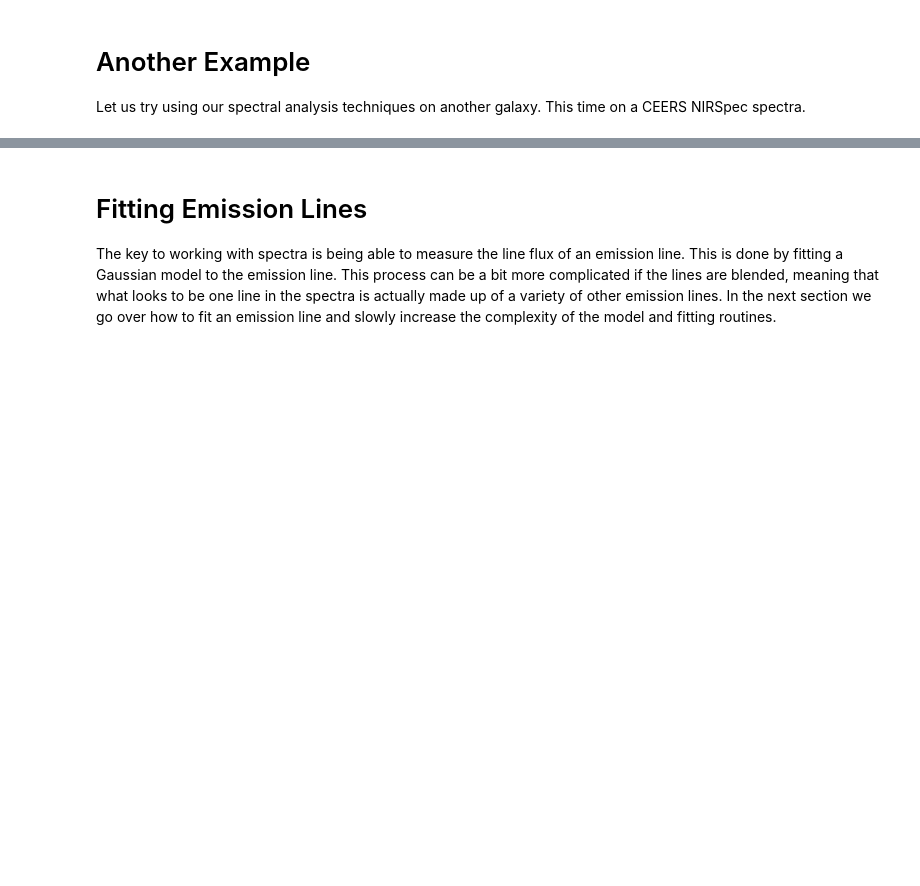
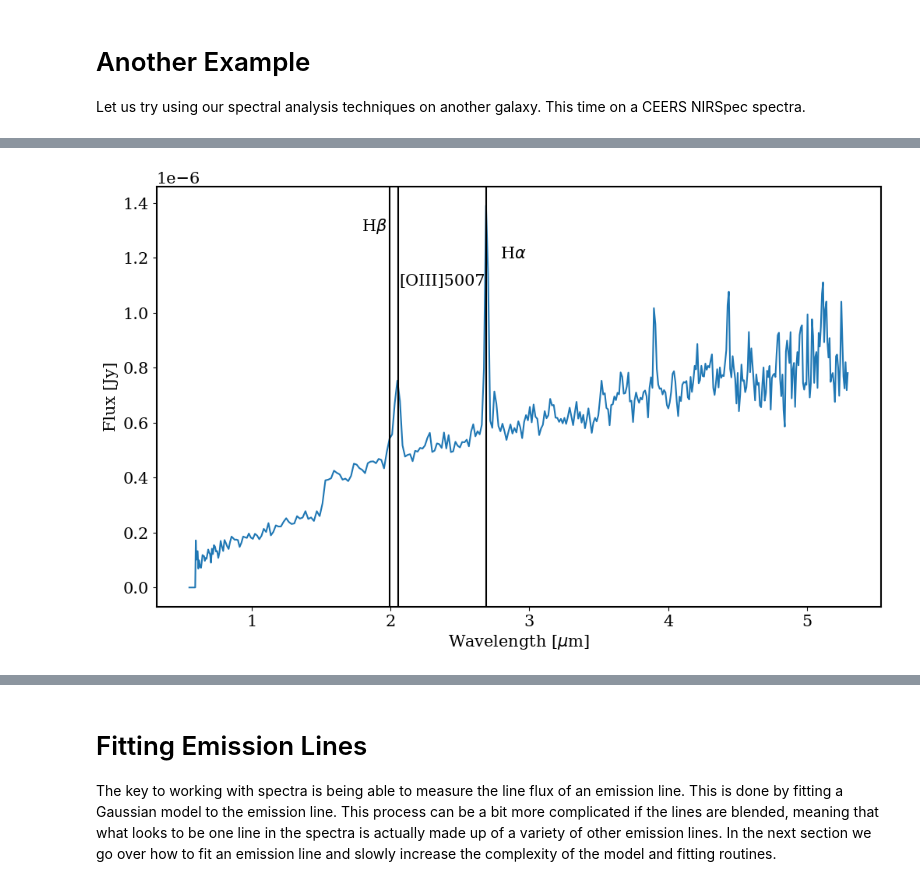
Before and after one commit to astroscar09/VIP_MODULE, a Jupyter notebook: Module3_Spectral_Analysis_Part1.ipynb, the cells around one changed output, grey strips where cells are left out. Cells and saved outputs as stored; diff of their text form; code cells hidden in the pictures; blank space fills up the shorter version.

```diff
--- a/Module3_Spectral_Analysis_Part1.ipynb
+++ b/Module3_Spectral_Analysis_Part1.ipynb
@@ -279,25 +338,27 @@ line_wavelengths = np.array([4864, 5007, 6564])
 # %%
 #input your guess for a redshift here
 #NOTE: The big peak is Halpha so try to match H-alpha to that (Hint: redshift is between 0 - 5)
-z =
+z = 3.1
 
 #line that redshifts the lines
 redshifted_lines = ((1+z) * line_wavelengths) * u.AA.to(u.micrometer)
 
 #plotting Spectrum
 plt.figure(figsize = (12, 7))
 plt.plot(wavelength_nirspec, flux_nirspec)
 
 plt.axvline(redshifted_lines[0], color = 'black')
 plt.annotate(line_names[0], (redshifted_lines[0]-0.2, 1.3e-6))
 plt.axvline(redshifted_lines[1], color = 'black')
 plt.annotate(line_names[1], (redshifted_lines[1]+0.01, 1.1e-6))
 plt.axvline(redshifted_lines[2], color = 'black')
 plt.annotate(line_names[2], (redshifted_lines[2]+0.1, 1.2e-6))
 
 plt.xlabel(r'Wavelength [$\mu$m]', fontsize = 15)
 plt.ylabel('Flux [Jy]', fontsize = 15)
 plt.show()
+# %% [output]
+[figure, added]
 # %%
 #Fitting Continuum
 nirspec_medfilt = medfilt(flux_nirspec, 101)
```
Also changed, not shown: parts of 35 cells of this notebook, 3 other files.
